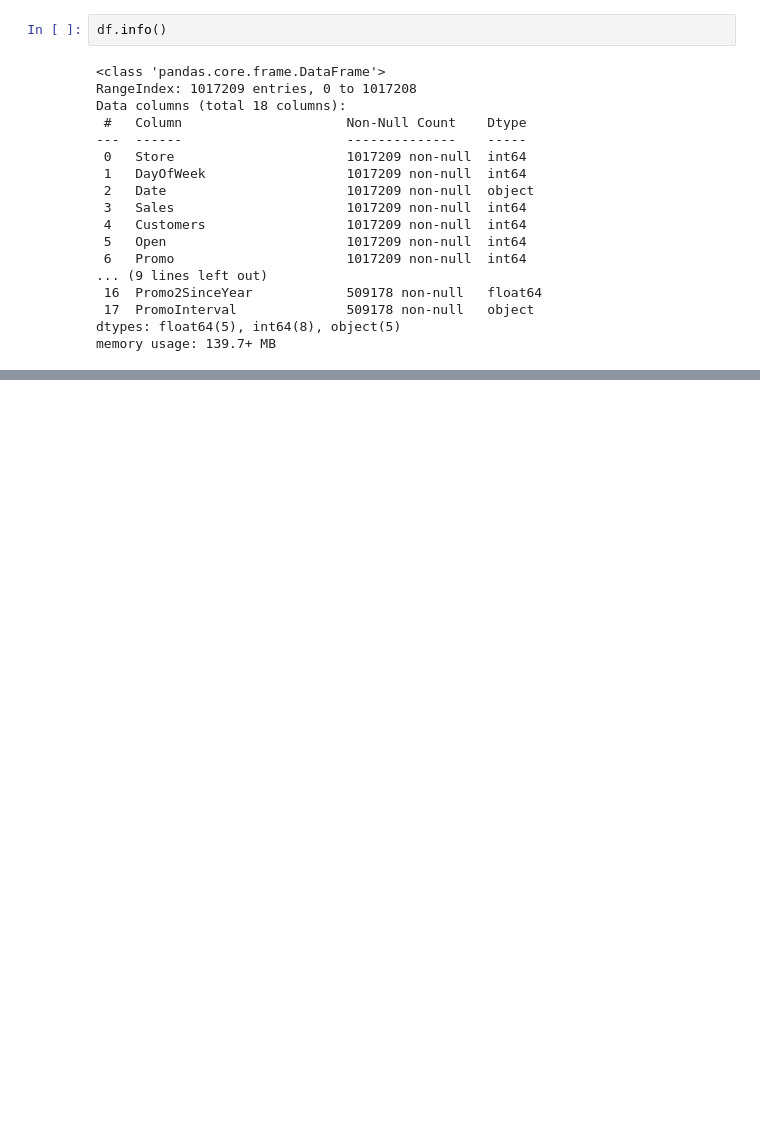
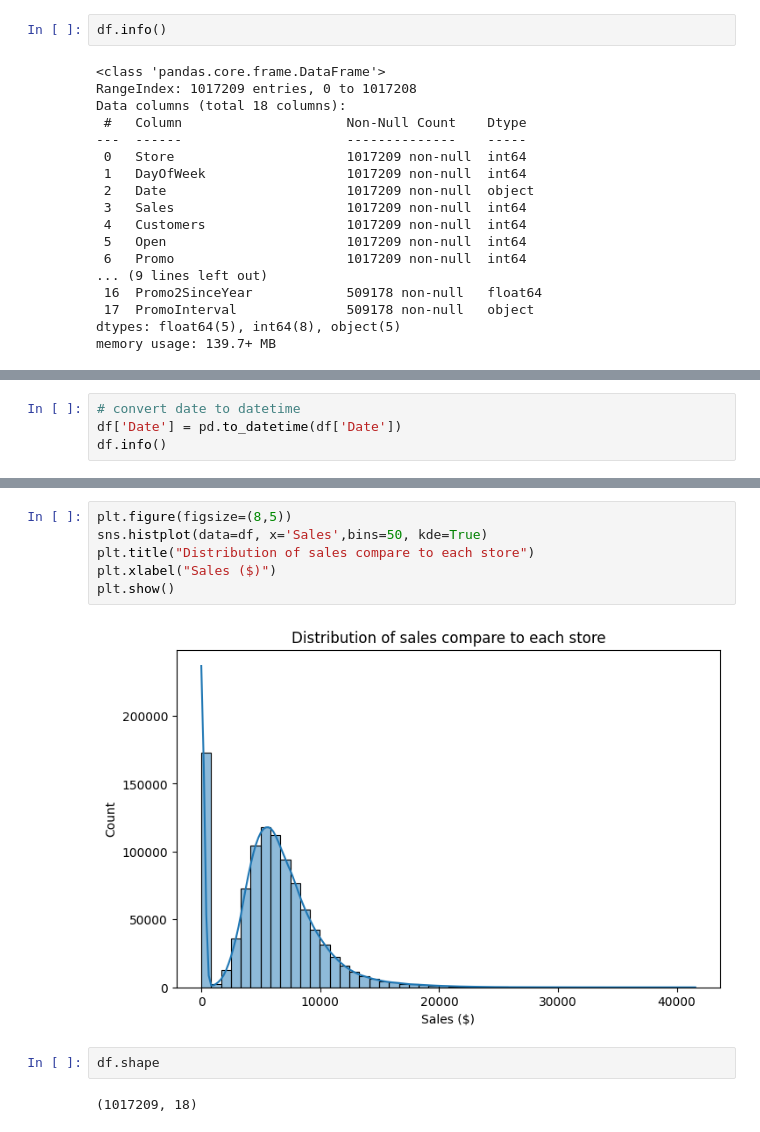
Before and after one commit to hadihassanbaloch/SalesForcasting, a Jupyter notebook: EDA.ipynb, the cells around one changed output, grey strips where cells are left out. Drawn from its saved outputs; the diff is of its cells as text; blank space fills up the shorter version.

```diff
--- a/EDA.ipynb
+++ b/EDA.ipynb
@@ -46,0 +69,4 @@ memory usage: 139.7+ MB
+# %%
+# convert date to datetime
+df['Date'] = pd.to_datetime(df['Date'])
+df.info()
@@ -46,0 +112,12 @@ memory usage: 139.7+ MB
+# %%
+plt.figure(figsize=(8,5))
+sns.histplot(data=df, x='Sales',bins=50, kde=True)
+plt.title("Distribution of sales compare to each store")
+plt.xlabel("Sales ($)")
+plt.show()
+# %% [output]
+[figure, added]
+# %%
+df.shape
+# %% [output]
+(1017209, 18)
```
Also changed, not shown: parts of 34 cells of this notebook, 5 other files.
